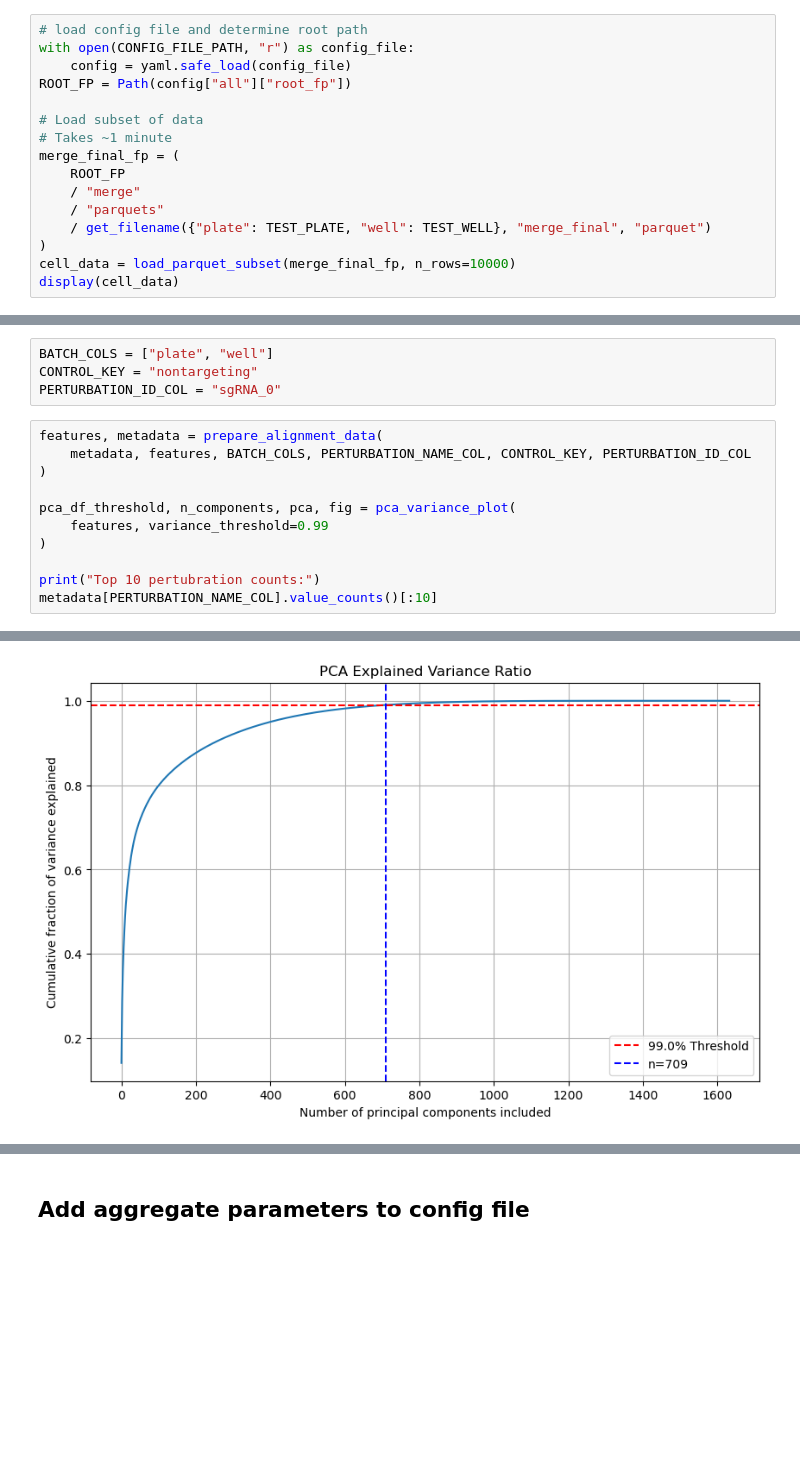
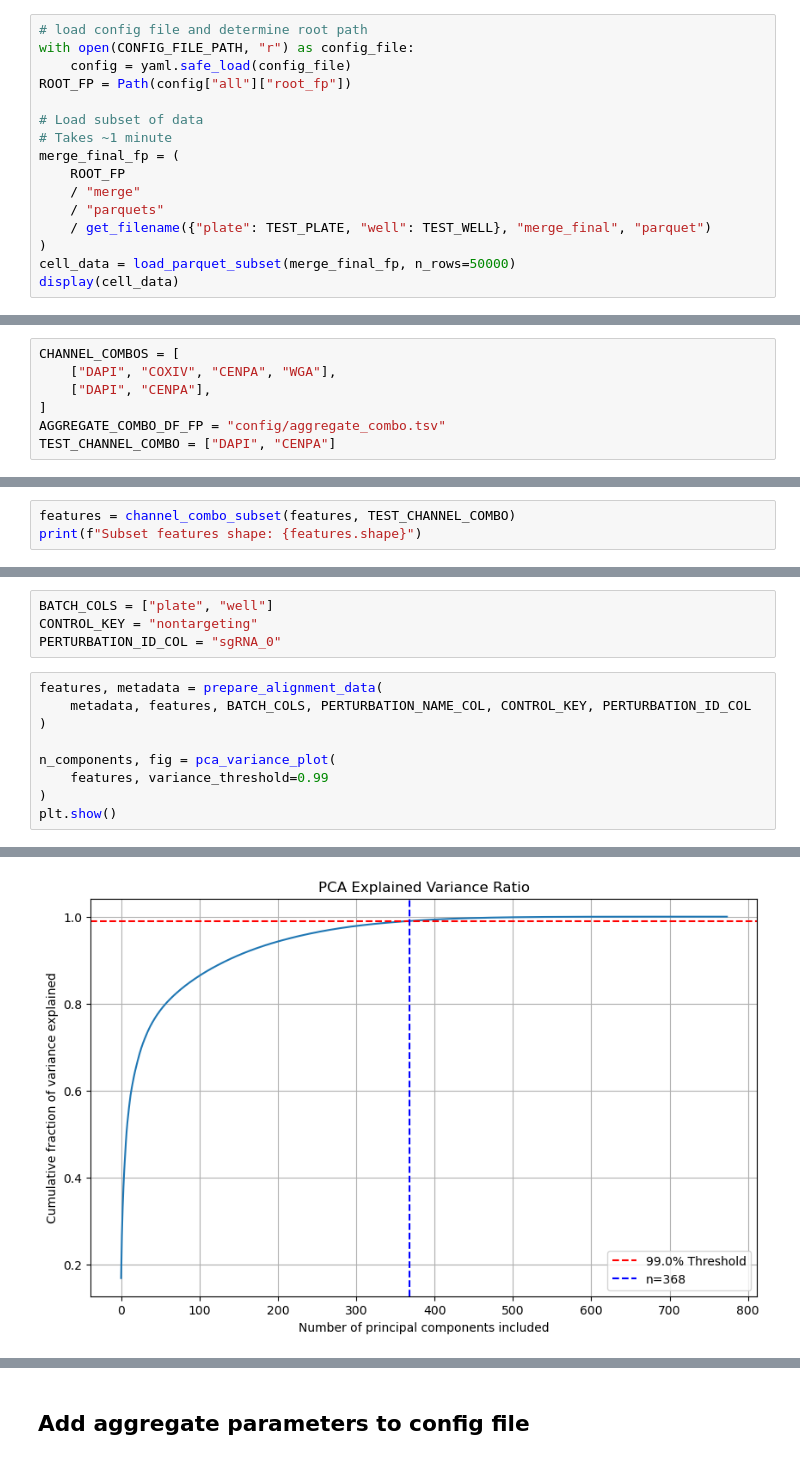
Before and after one commit to cheeseman-lab/brieflow-analysis, a Jupyter notebook: analysis/7.configure_aggregate_params.ipynb, the cells around one changed output, grey strips where cells are left out. Drawn from its saved outputs; the diff is of its cells as text; blank space fills up the shorter version.

```diff
--- a/analysis/7.configure_aggregate_params.ipynb
+++ b/analysis/7.configure_aggregate_params.ipynb
@@ -66,6 +67,6 @@ merge_final_fp = (
     / "parquets"
     / get_filename({"plate": TEST_PLATE, "well": TEST_WELL}, "merge_final", "parquet")
 )
-cell_data = load_parquet_subset(merge_final_fp, n_rows=10000)
+cell_data = load_parquet_subset(merge_final_fp, n_rows=50000)
 display(cell_data)
 # %% [output]
@@ -290,0 +275,7 @@ Split cell data summary:
+# %%
+CHANNEL_COMBOS = [
+    ["DAPI", "COXIV", "CENPA", "WGA"],
+    ["DAPI", "CENPA"],
+]
+AGGREGATE_COMBO_DF_FP = "config/aggregate_combo.tsv"
+TEST_CHANNEL_COMBO = ["DAPI", "CENPA"]
@@ -290,0 +323,3 @@ Split cell data summary:
+# %%
+features = channel_combo_subset(features, TEST_CHANNEL_COMBO)
+print(f"Subset features shape: {features.shape}")
@@ -383,10 +420,8 @@ features, metadata = prepare_alignment_data(
     metadata, features, BATCH_COLS, PERTURBATION_NAME_COL, CONTROL_KEY, PERTURBATION_ID_COL
 )
 
-pca_df_threshold, n_components, pca, fig = pca_variance_plot(
+n_components, fig = pca_variance_plot(
     features, variance_threshold=0.99
 )
-
-print("Top 10 pertubration counts:")
-metadata[PERTURBATION_NAME_COL].value_counts()[:10]
+plt.show()
 # %% [output]
@@ -409,4 +428,4 @@ Name: count, dtype: Int64
-[figure, old version]
+[figure, new version]
 # %% [markdown]
 ## <font color='red'>SET PARAMETERS</font>
 
```
Also changed, not shown: parts of 19 cells of this notebook, 2 other files.
